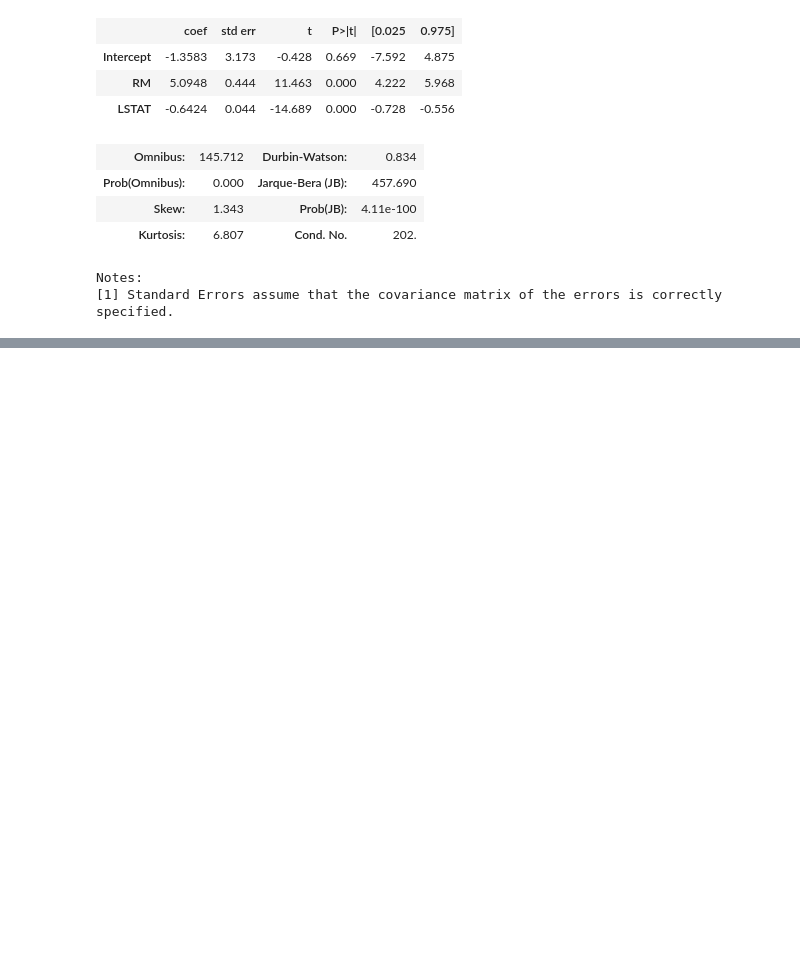
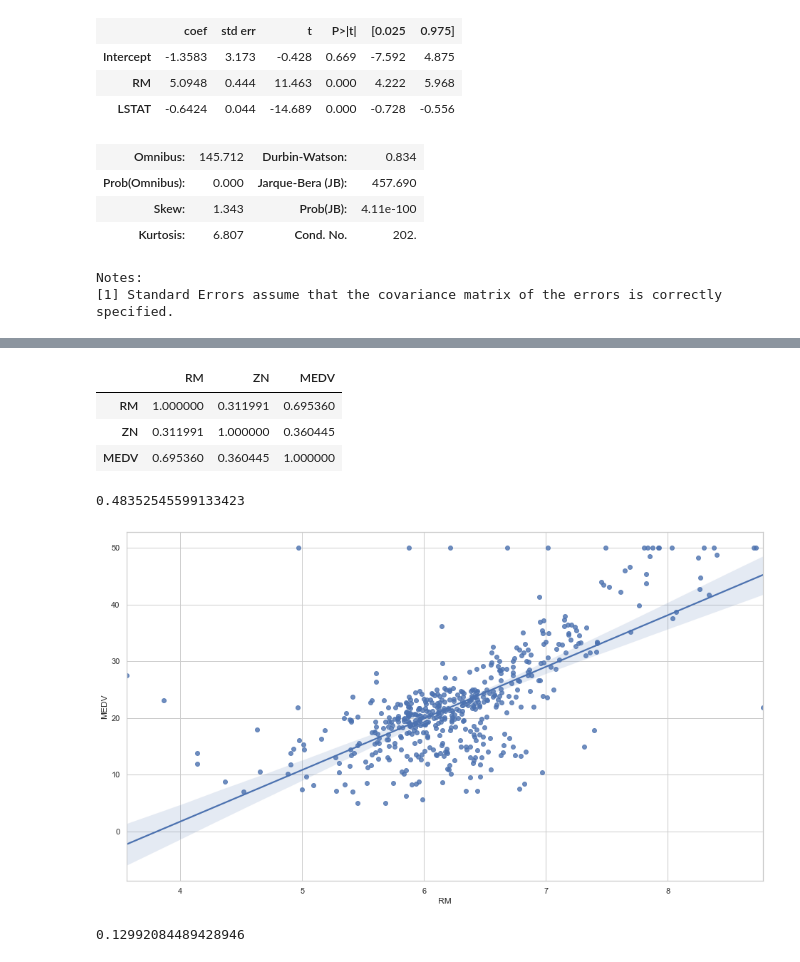
Before and after one commit to leticia-sobrino/linear-regression-boston-housing, a Jupyter notebook: mini-project.ipynb, the cells around one changed output, grey strips where cells are left out. Cells and saved outputs as stored; diff of their text form; code cells hidden in the pictures; blank space fills up the shorter version.

```diff
--- a/mini-project.ipynb
+++ b/mini-project.ipynb
@@ -255,0 +291,21 @@ Notes:
+# %%
+boston_3.corr()
+# %% [output]
+|  | RM | ZN | MEDV |
+| RM | 1.000000 | 0.311991 | 0.695360 |
+| ZN | 0.311991 | 1.000000 | 0.360445 |
+| MEDV | 0.695360 | 0.360445 | 1.000000 |
+# %%
+corr_RM = smf.ols('MEDV ~ RM', data=boston).fit().rsquared
+corr_RM
+# %% [output]
+0.48352545599133423
+# %%
+sns.regplot(x='RM', y='MEDV', data=boston);
+# %% [output]
+[figure, added]
+# %%
+corr_ZN = smf.ols('MEDV ~ ZN', data=boston).fit().rsquared
+corr_ZN
+# %% [output]
+0.12992084489428946
```
Also changed, not shown: parts of 8 cells of this notebook.
